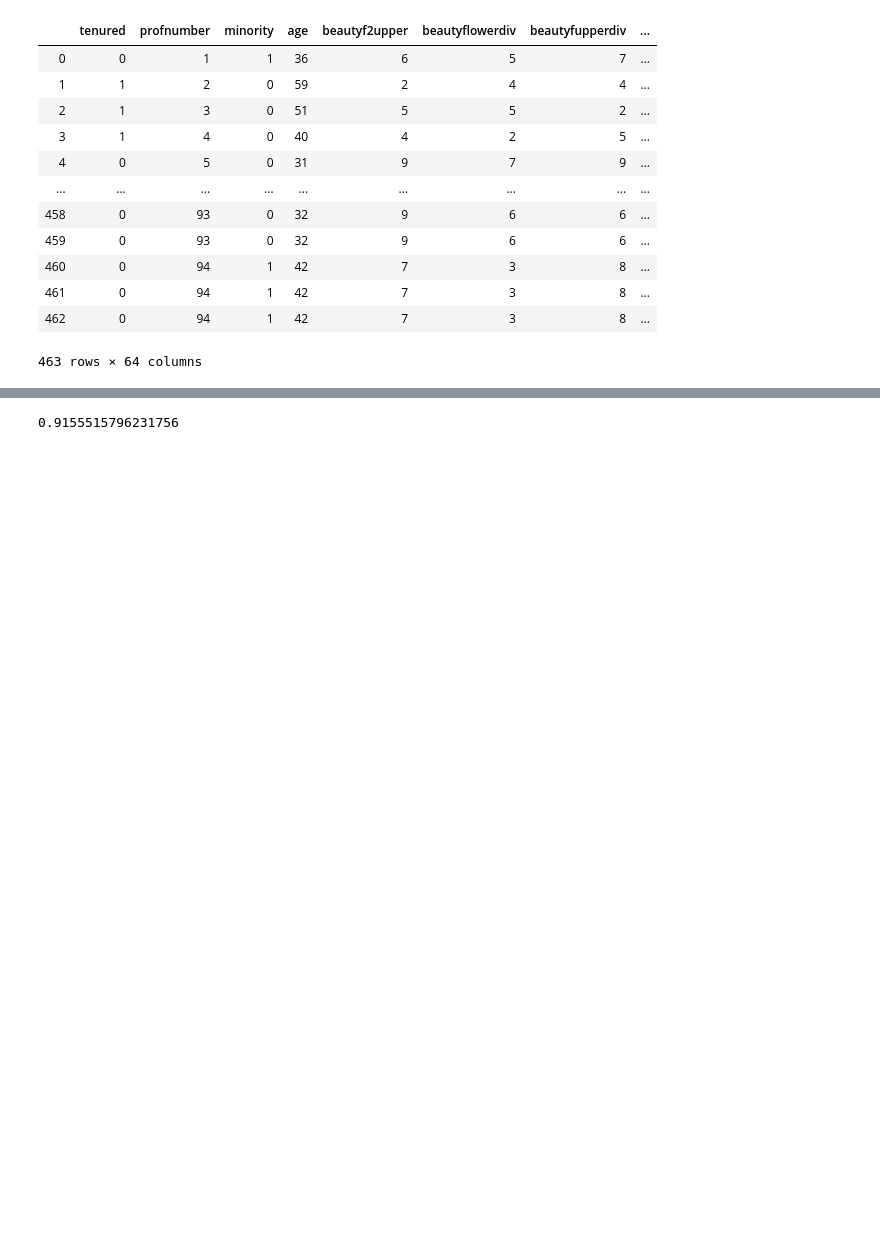
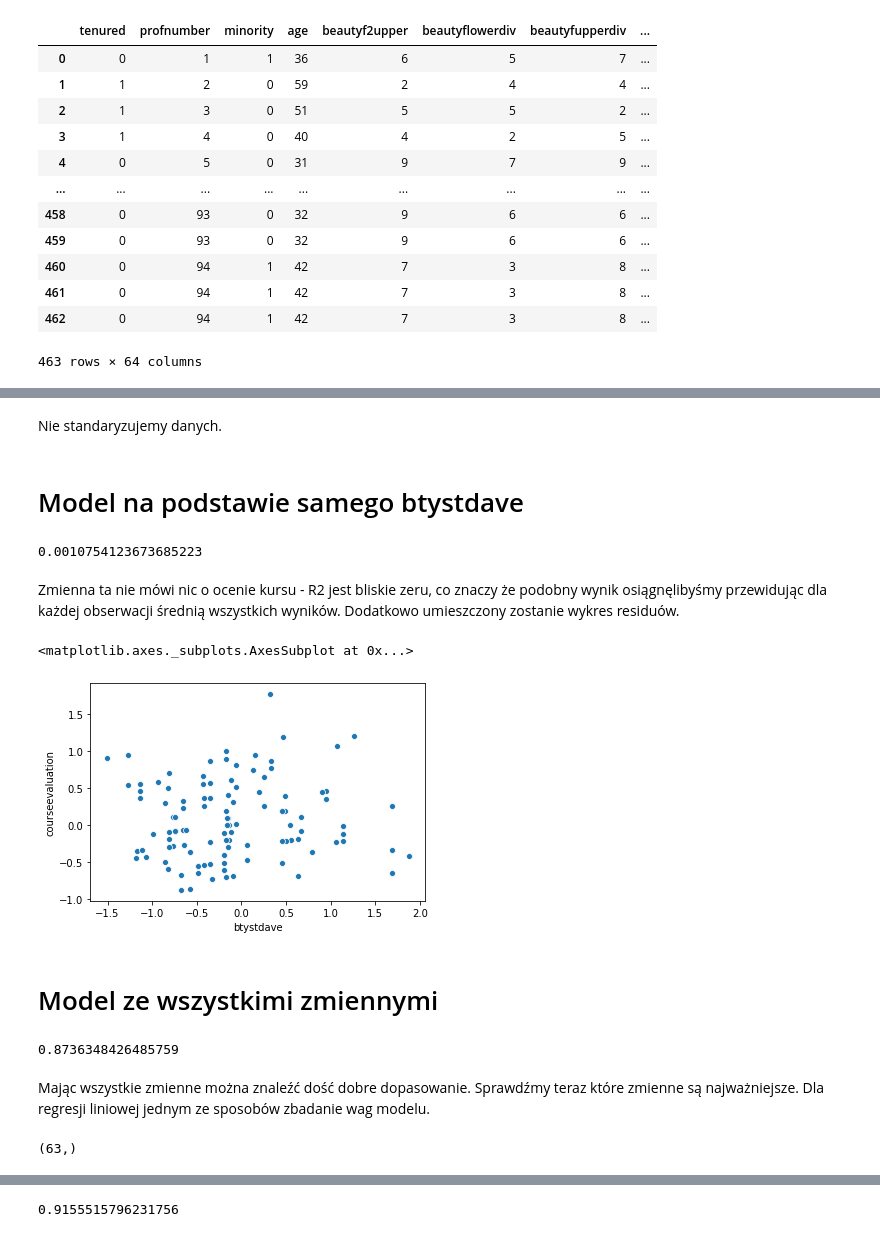
Before and after one commit to greghvk/AiBD_zadania, a Jupyter notebook: Regression/Zadanie.ipynb, the cells around one changed output, grey strips where cells are left out. Cells and saved outputs as stored; diff of their text form; code cells hidden in the pictures; blank space fills up the shorter version.

```diff
--- a/Regression/Zadanie.ipynb
+++ b/Regression/Zadanie.ipynb
@@ -203,7 +194,7 @@ Dane ze zbioru testowego zawierają się w obszarze który jest dobrze reprezent
 # %%
 from sklearn.model_selection import train_test_split
 # %%
-df2 = pd.read_csv('beauty.csv')
+df2 = pd.read_csv('../../beauty.csv')
 # %%
 df2
 # %% [output]
@@ -415,0 +217,40 @@ new['profevaluation'] = s_X['profevaluation']
+# %% [markdown]
+Nie standaryzujemy danych.
+# %% [markdown]
+# Model na podstawie samego btystdave
+# %%
+X_train, X_test, y_train, y_test = train_test_split(X['btystdave'], y)
+
+linmodel1 = LinearRegression()
+
+linmodel1.fit([[i] for i in X_train], y_train)
+preds1 = linmodel1.predict([[i] for i in X_test])
+
+print(r2_score(y_test, preds1))
+# %% [output]
+0.0010754123673685223
+# %% [markdown]
+Zmienna ta nie mówi nic o ocenie kursu - R2 jest bliskie zeru, co znaczy że podobny wynik osiągnęlibyśmy przewidując dla każdej obserwacji średnią wszystkich wyników. Dodatkowo umieszczony zostanie wykres residuów.
+# %%
+residua1 = preds1-y_test
+sns.scatterplot(x=X['btystdave'], y=residua1)
+# %% [output]
+<matplotlib.axes._subplots.AxesSubplot at 0x...>
+[figure, added]
+# %% [markdown]
+# Model ze wszystkimi zmiennymi
+# %%
+X_train2, X_test2, y_train2, y_test2 = train_test_split(X, y)
+linmodel2= LinearRegression()
+linmodel2.fit(X_train2, y_train2)
+
+preds2 = linmodel2.predict(X_test2)
+print(r2_score(y_test2, preds2))
+# %% [output]
+0.8736348426485759
+# %% [markdown]
+Mając wszystkie zmienne można znaleźć dość dobre dopasowanie. Sprawdźmy teraz które zmienne są najważniejsze. Dla regresji liniowej jednym ze sposobów zbadanie wag modelu.
+# %%
+np.shape(linmodel2.coef_)
+# %% [output]
+(63,)
```
Also changed, not shown: parts of 49 cells of this notebook.
